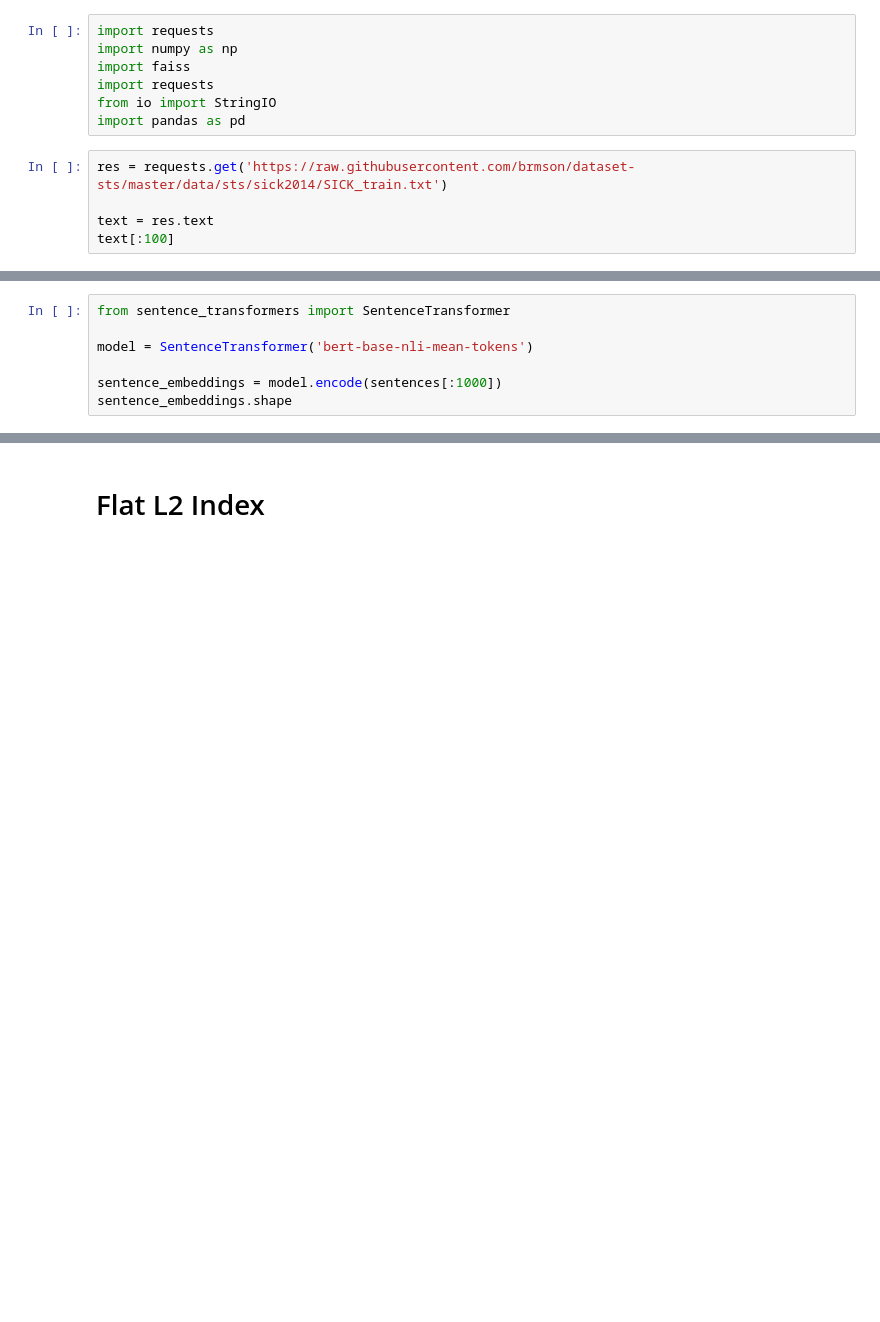
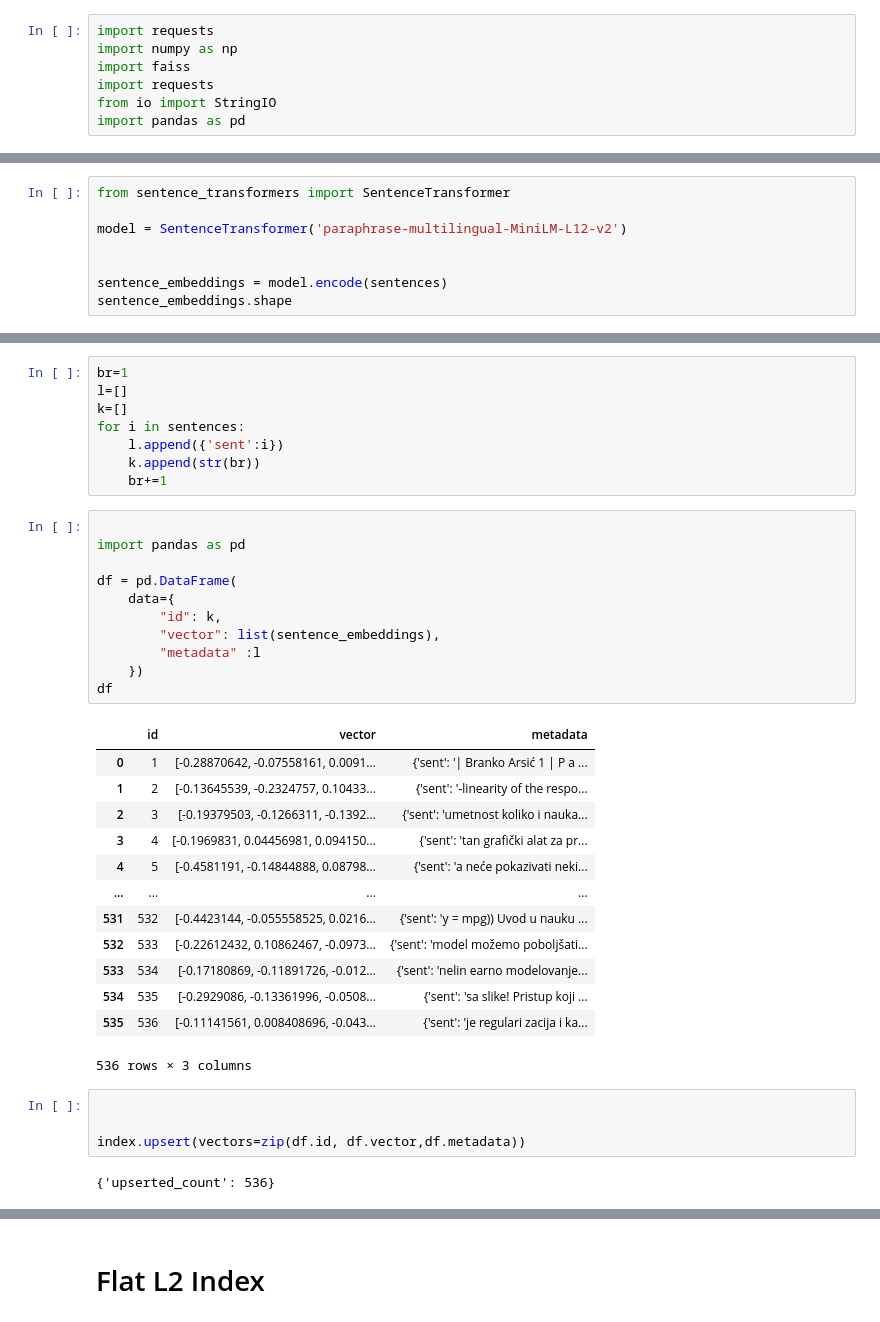
Before and after one commit to vuklazovic/pineconne-faiss, a Jupyter notebook: pinecone_fais.ipynb, the cells around one changed output, grey strips where cells are left out. Saved outputs shown, nothing was run; the diff lists cells and outputs as text; blank space fills up the shorter version.

```diff
--- a/pinecone_fais.ipynb
+++ b/pinecone_fais.ipynb
@@ -273,8 +281,3 @@ import faiss
 import requests
 from io import StringIO
 import pandas as pd
-# %%
-res = requests.get('https://raw.githubusercontent.com/brmson/dataset-sts/master/data/sts/sick2014/SICK_train.txt')
-
-text = res.text
-text[:100]
@@ -337,8 +336,9 @@ with open('sentences.txt', 'w') as fp:
 # %%
 from sentence_transformers import SentenceTransformer
 
-model = SentenceTransformer('bert-base-nli-mean-tokens')
+model = SentenceTransformer('paraphrase-multilingual-MiniLM-L12-v2')
 
-sentence_embeddings = model.encode(sentences[:1000])
+
+sentence_embeddings = model.encode(sentences)
 sentence_embeddings.shape
 # %% [output]
@@ -345,0 +362,39 @@ KeyboardInterrupt:
+# %%
+br=1
+l=[]
+k=[]
+for i in sentences:
+    l.append({'sent':i})
+    k.append(str(br))
+    br+=1
+# %%
+
+import pandas as pd
+
+df = pd.DataFrame(
+    data={
+        "id": k,
+        "vector": list(sentence_embeddings),
+        "metadata" :l
+    })
+df
+# %% [output]
+|  | id | vector | metadata |
+| 0 | 1 | [-0.28870642, -0.07558161, 0.0091... | {'sent': '| Branko Arsić 1 | P a ... |
+| 1 | 2 | [-0.13645539, -0.2324757, 0.10433... | {'sent': '-linearity of the respo... |
+| 2 | 3 | [-0.19379503, -0.1266311, -0.1392... | {'sent': 'umetnost koliko i nauka... |
+| 3 | 4 | [-0.1969831, 0.04456981, 0.094150... | {'sent': 'tan grafički alat za pr... |
+| 4 | 5 | [-0.4581191, -0.14844888, 0.08798... | {'sent': 'a neće pokazivati neki... |
+| ... | ... | ... | ... |
+| 531 | 532 | [-0.4423144, -0.055558525, 0.0216... | {'sent': 'y = mpg)) Uvod u nauku ... |
+| 532 | 533 | [-0.22612432, 0.10862467, -0.0973... | {'sent': 'model možemo poboljšati... |
+| 533 | 534 | [-0.17180869, -0.11891726, -0.012... | {'sent': 'nelin earno modelovanje... |
+| 534 | 535 | [-0.2929086, -0.13361996, -0.0508... | {'sent': 'sa slike! Pristup koji ... |
+| 535 | 536 | [-0.11141561, 0.008408696, -0.043... | {'sent': 'je regulari zacija i ka... |
+536 rows × 3 columns
+# %%
+
+
+index.upsert(vectors=zip(df.id, df.vector,df.metadata))
+# %% [output]
+{'upserted_count': 536}
```
Also changed, not shown: parts of 39 cells of this notebook, 2 other files.
